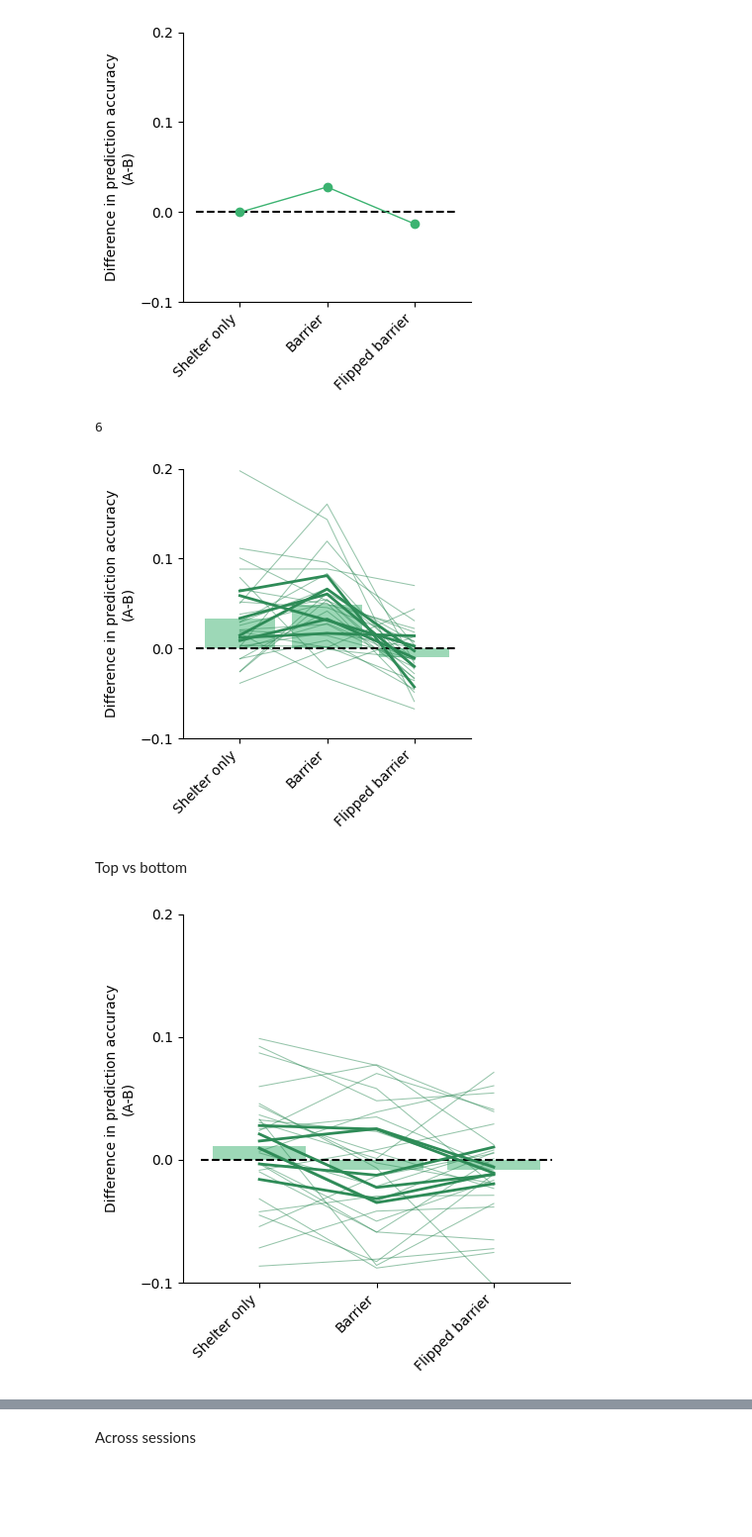
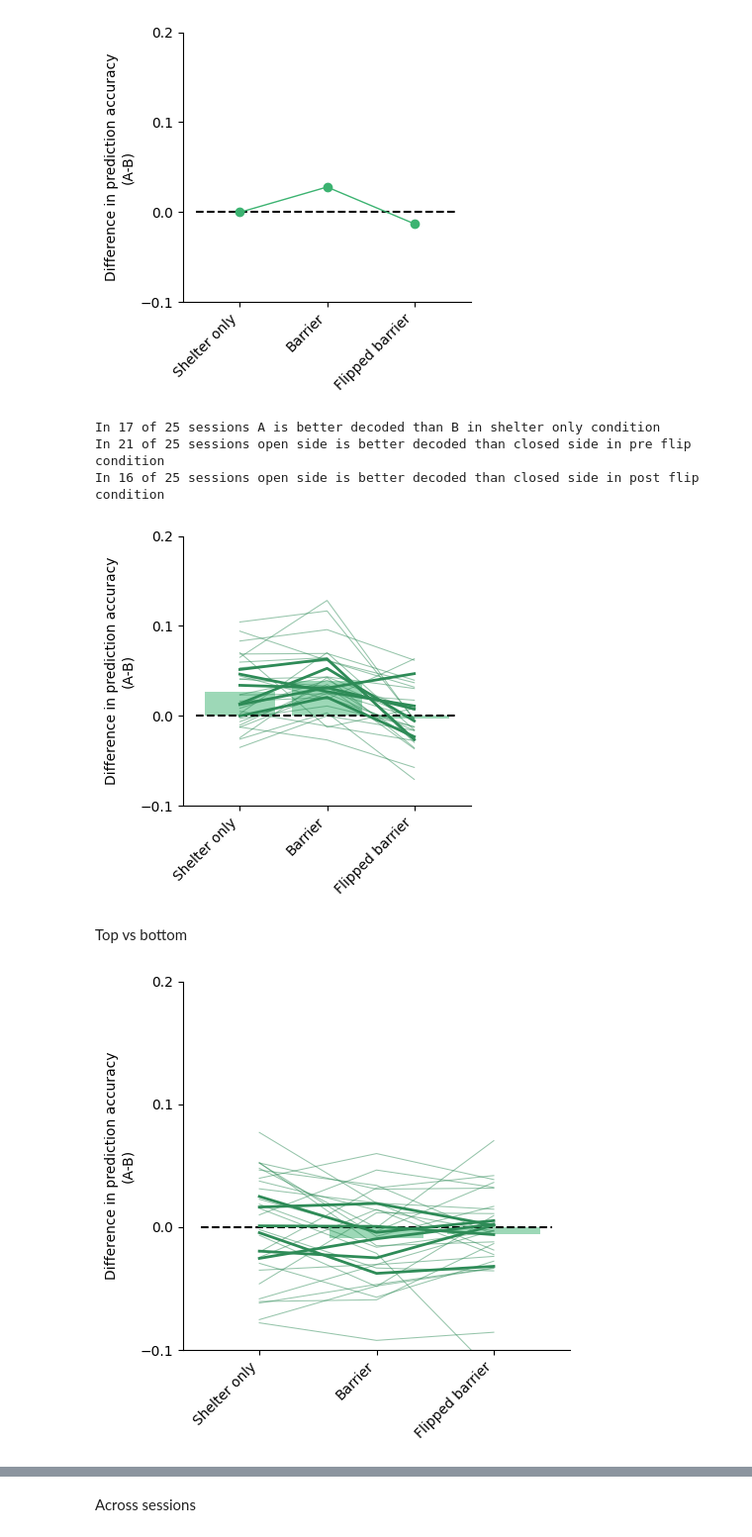
Before and after one commit to BrancoLab/JAL2_subgoal_pipeline, a Jupyter notebook: JR_test_scripts/SWC_labmeeting_figures.ipynb, the cells around one changed output, grey strips where cells are left out. Shown at 99% size. Cells and saved outputs as stored; diff of their text form; code cells hidden in the pictures; blank space fills up the shorter version.

```diff
--- a/JR_test_scripts/SWC_labmeeting_figures.ipynb
+++ b/JR_test_scripts/SWC_labmeeting_figures.ipynb
@@ -48,12 +46,13 @@ import matplotlib.pyplot as plt
 # fixed vars
 ceph_path = r"Z:\Jasmine_Laurence\Experimental_Data"
 winstor_path = r"Y:\Laurence"
-save_path = r"Z:\Jasmine_Laurence\SWClabmeeting"
+# save_path = r"Z:\Jasmine_Laurence\SWClabmeeting\running_only"
+save_path = r"Z:\Jasmine_Laurence\SWClabmeeting\excl_prox"
 conditions = ['shelter_only','barrier_pre_flip','barrier_post_flip']
 all_angles = ['hdir','hsa','h_preflipbar_a','h_postflipbar_a','h_rightbar_a','h_leftbar_a']
 all_features = ['shelter','preflip_barrier','postflip_barrier','left_barrier', 'right_barrier', 'arena_bottom', 'arena_top']
-settings = 'all_angles_fr'
-# 'all_angles_fr','all_angles_fr_excl_prox_15cm','all_angles_subsampled_fr','all_angles_subsampled_fr_excl_prox_15cm'
+settings = 'all_angles_fr_excl_prox_15cm'
+# 'all_angles_fr','all_angles_fr_excl_prox_15cm','all_angles_subsampled_fr','all_angles_subsampled_fr_excl_prox_15cm', 'all_angles_fr_excl_stationary'
 # %%
 # pulling out prediction accuracy for all sessions for a certain set of settings
 
@@ -149,11 +148,14 @@ plt.tight_layout()
 plt.savefig(save_path+'/'+str('pa_diff_allsesh_'+settings+'.png'))
 
 diff = pa[c[0]] - pa[c[1]]
+print('In ' + str(np.sum(diff[:,0] > 0)) + ' of ' + str(len(diff[:,0])) + ' sessions A is better decoded than B in shelter only condition')
 print('In ' + str(np.sum(diff[:,1] > 0)) + ' of ' + str(len(diff[:,1])) + ' sessions open side is better decoded than closed side in pre flip condition')
 print('In ' + str(np.sum(diff[:,2] < 0)) + ' of ' + str(len(diff[:,2])) + ' sessions open side is better decoded than closed side in post flip condition')
 # %% [output]
-6
+In 17 of 25 sessions A is better decoded than B in shelter only condition
+In 21 of 25 sessions open side is better decoded than closed side in pre flip condition
+In 16 of 25 sessions open side is better decoded than closed side in post flip condition
-[figure, old version]
+[figure, new version]
 # %% [markdown]
 Top vs bottom
 # %%
@@ -171,26 +173,30 @@ for idx, a in enumerate(avg_pa.keys()):
 # %%
 ''' Plot the difference in pa for two goals'''
 c = ['arena_bottom', 'arena_top']
 cond = ['Shelter only','Barrier','Flipped barrier']
 
 fig, axs = plt.subplots(1,1,figsize = (5,5))
 
 diff = avg_pa[c[0]] - avg_pa[c[1]]
 axs.bar(conditions,np.nanmean(diff,axis=0),color = 'mediumseagreen',alpha = .5)
 for p in diff:
     axs.plot(conditions,p,color = 'seagreen',alpha = .5, linewidth = .75)
 axs.plot([-.5,2.5],[0,0],'--k')
 diff = m_avg_pa[c[0]] - m_avg_pa[c[1]]
 for m, p in enumerate(diff):
     axs.plot(conditions, p, linewidth = 2, label = unique_mouse[m], color = 'seagreen')
 axs.set_xticks(np.arange(len(conditions)))
 axs.set_xticklabels(cond,rotation = 45, ha="right")
 axs.set_yticks([-.1,0,.1,.2])
 axs.set_ylim([-.1,.2])
 axs.set_ylabel('Difference in prediction accuracy\n(A-B)')
 axs.spines['top'].set_visible(False)
 axs.spines['right'].set_visible(False)
 plt.tight_layout()
 plt.savefig(save_path+'/'+str('pa_bttom_top_diff_allsesh_'+settings+'.png'))
+
+diff = avg_pa[c[0]] - avg_pa[c[1]]
+for i in [0,1,2]:
+    print('In ' + str(np.sum(diff[:,i] > 0)) + ' of ' + str(len(diff[:,i])) + ' sessions bottom is better decoded than top in ' + cond[i] + ' condition')
 # %% [output]
-[figure, old version]
+[figure, new version]
```
Also changed, not shown: parts of 10 cells of this notebook, 1 other file.
